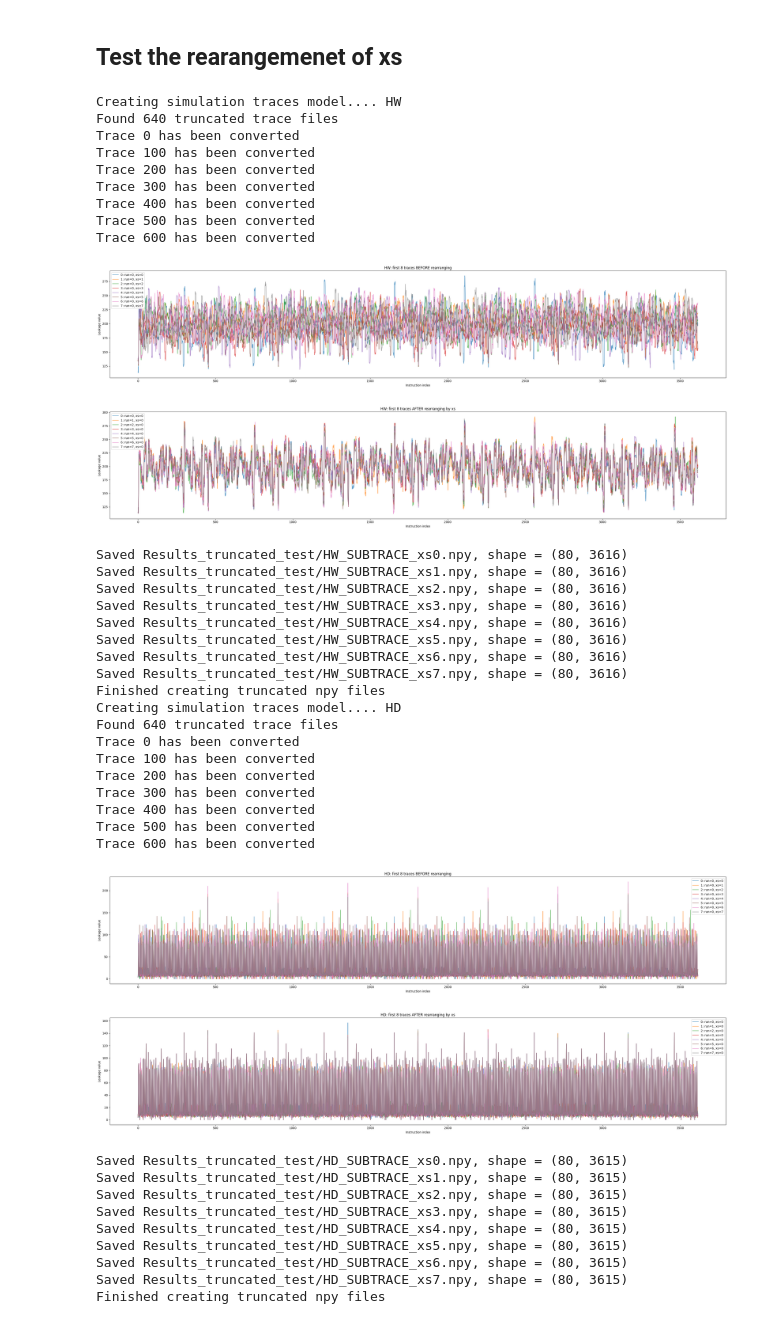
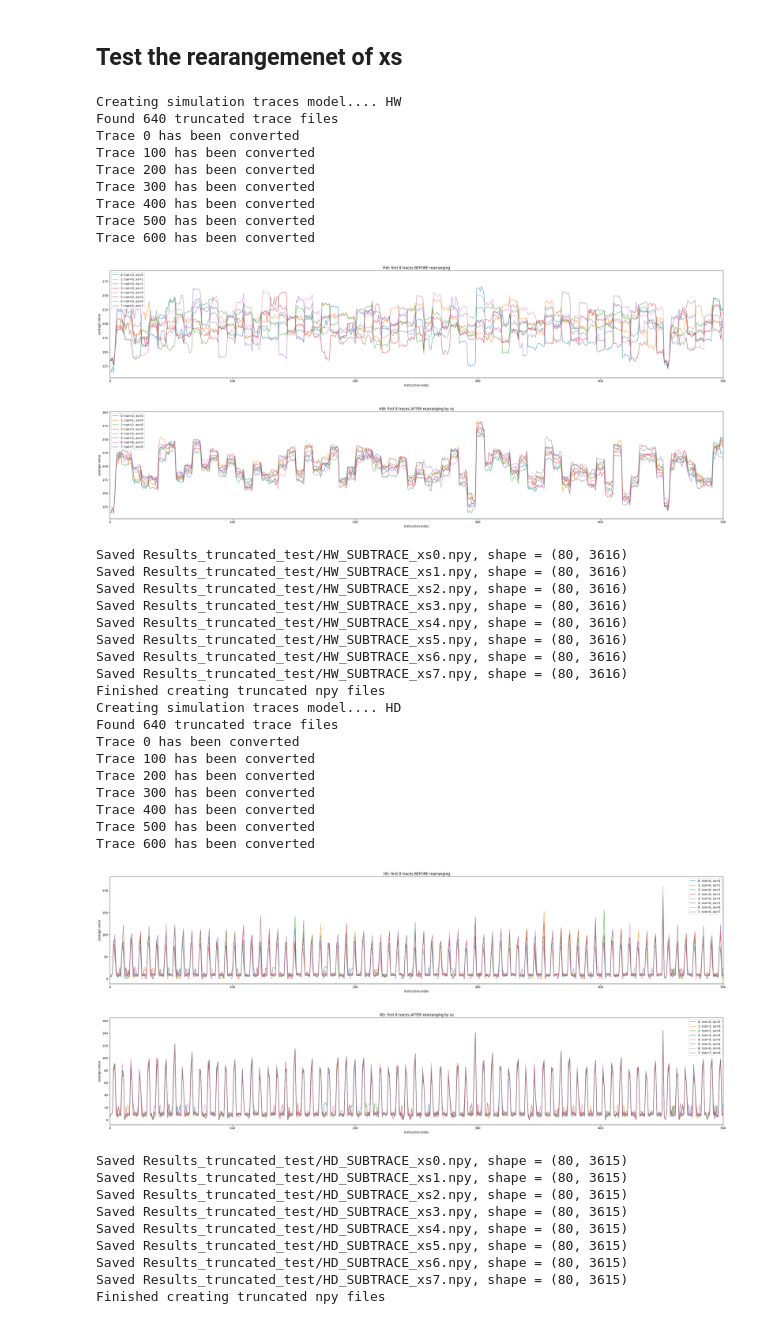
Before and after one commit to Vicentia/frodokem640_sidechannel_decapsulation, a Jupyter notebook: aes_sim_test/test functions/test_rearangemenet.ipynb, the cells around one changed output. Drawn from its saved outputs; the diff is of its cells as text; code cells hidden in the pictures.

```diff
--- a/aes_sim_test/test functions/test_rearangemenet.ipynb
+++ b/aes_sim_test/test functions/test_rearangemenet.ipynb
@@ -17,9 +19,10 @@ def reset_folder(folder_path):
         shutil.rmtree(folder_path)
     os.makedirs(folder_path)
 # %%
-def plot_first_traces(trace_items, title, max_traces, save_path=None):
+def plot_first_traces(trace_items, title, max_traces, save_path=None, no_instructions=None):
     plt.close("all")
     plt.figure(figsize=(30, 6))
+    plt.xlim(0, no_instructions)
 
     for k, (run_index, xs_id, trace) in enumerate(trace_items[:max_traces]):
         plt.plot(trace, alpha=0.7, label=f"{k}: run={run_index}, xs={xs_id}")
@@ -101,6 +104,7 @@ def create_npy_file_truncated(name_npy_file, folder, leakage_model, no_printed_t
     print("Creating simulation traces model....", leakage_model)
 
     files_raw = []
+    no_instructions = 500
 
     for file in Path(folder).glob("trace_*_*.csv"):
         parsed = parse_trace_name(file)
@@ -135,8 +139,8 @@ def create_npy_file_truncated(name_npy_file, folder, leakage_model, no_printed_t
 
     if debug_plot_dir is not None:
         os.makedirs(debug_plot_dir, exist_ok=True)
-        plot_first_traces(traces_before,title=f"{leakage_model}: first 8 traces BEFORE rearranging",max_traces=no_printed_traces,save_path=os.path.join(debug_plot_dir, f"{leakage_model}_before_rearranging.png"))
-        plot_first_traces(traces_after,title=f"{leakage_model}: first 8 traces AFTER rearranging by xs",max_traces=no_printed_traces,save_path=os.path.join(debug_plot_dir, f"{leakage_model}_after_rearranging.png"))
+        plot_first_traces(traces_before,title=f"{leakage_model}: first 8 traces BEFORE rearranging",max_traces=no_printed_traces,save_path=os.path.join(debug_plot_dir, f"{leakage_model}_before_rearranging.png"), no_instructions=no_instructions)
+        plot_first_traces(traces_after,title=f"{leakage_model}: first 8 traces AFTER rearranging by xs",max_traces=no_printed_traces,save_path=os.path.join(debug_plot_dir, f"{leakage_model}_after_rearranging.png"), no_instructions=no_instructions)
 
     traces_by_xs = {xs_id: [] for xs_id in range(8)}
 
@@ -158,7 +162,7 @@ def create_npy_file_truncated(name_npy_file, folder, leakage_model, no_printed_t
 # %%
 os.makedirs("Results_truncated_test", exist_ok=True)
 result_dir_truncated = "Results_truncated_test"
-folder = "output_decapsulation_truncated_TRIM"
+folder = "../output_decapsulation_truncated_TRIM"
 selected_registers= ['r0','r1','r2','r3','r4','r5','r6','r7','r8','r9','r10','r11','r12','sp','lr']
 
 filename_hw = f"{result_dir_truncated}/HW_SUBTRACE"
@@ -183,37 +187,37 @@ hd_before, hd_after, hd_by_xs = create_npy_file_truncated(
     debug_plot_dir=result_dir_truncated
 )
 # %% [output]
 Creating simulation traces model.... HW
 Found 640 truncated trace files
 Trace 0 has been converted
 Trace 100 has been converted
 Trace 200 has been converted
 Trace 300 has been converted
 Trace 400 has been converted
 Trace 500 has been converted
 Trace 600 has been converted
-[figure, old version]
+[figure, new version]
-[figure, old version]
+[figure, new version]
 Saved Results_truncated_test/HW_SUBTRACE_xs0.npy, shape = (80, 3616)
 Saved Results_truncated_test/HW_SUBTRACE_xs1.npy, shape = (80, 3616)
 Saved Results_truncated_test/HW_SUBTRACE_xs2.npy, shape = (80, 3616)
 Saved Results_truncated_test/HW_SUBTRACE_xs3.npy, shape = (80, 3616)
 Saved Results_truncated_test/HW_SUBTRACE_xs4.npy, shape = (80, 3616)
 Saved Results_truncated_test/HW_SUBTRACE_xs5.npy, shape = (80, 3616)
 Saved Results_truncated_test/HW_SUBTRACE_xs6.npy, shape = (80, 3616)
 Saved Results_truncated_test/HW_SUBTRACE_xs7.npy, shape = (80, 3616)
 Finished creating truncated npy files
 Creating simulation traces model.... HD
 Found 640 truncated trace files
 Trace 0 has been converted
 Trace 100 has been converted
 Trace 200 has been converted
 Trace 300 has been converted
 Trace 400 has been converted
 Trace 500 has been converted
 Trace 600 has been converted
-[figure, old version]
+[figure, new version]
-[figure, old version]
+[figure, new version]
 Saved Results_truncated_test/HD_SUBTRACE_xs0.npy, shape = (80, 3615)
 Saved Results_truncated_test/HD_SUBTRACE_xs1.npy, shape = (80, 3615)
 Saved Results_truncated_test/HD_SUBTRACE_xs2.npy, shape = (80, 3615)
```
Also changed, not shown: parts of 1 cell of this notebook, 3 other files.
